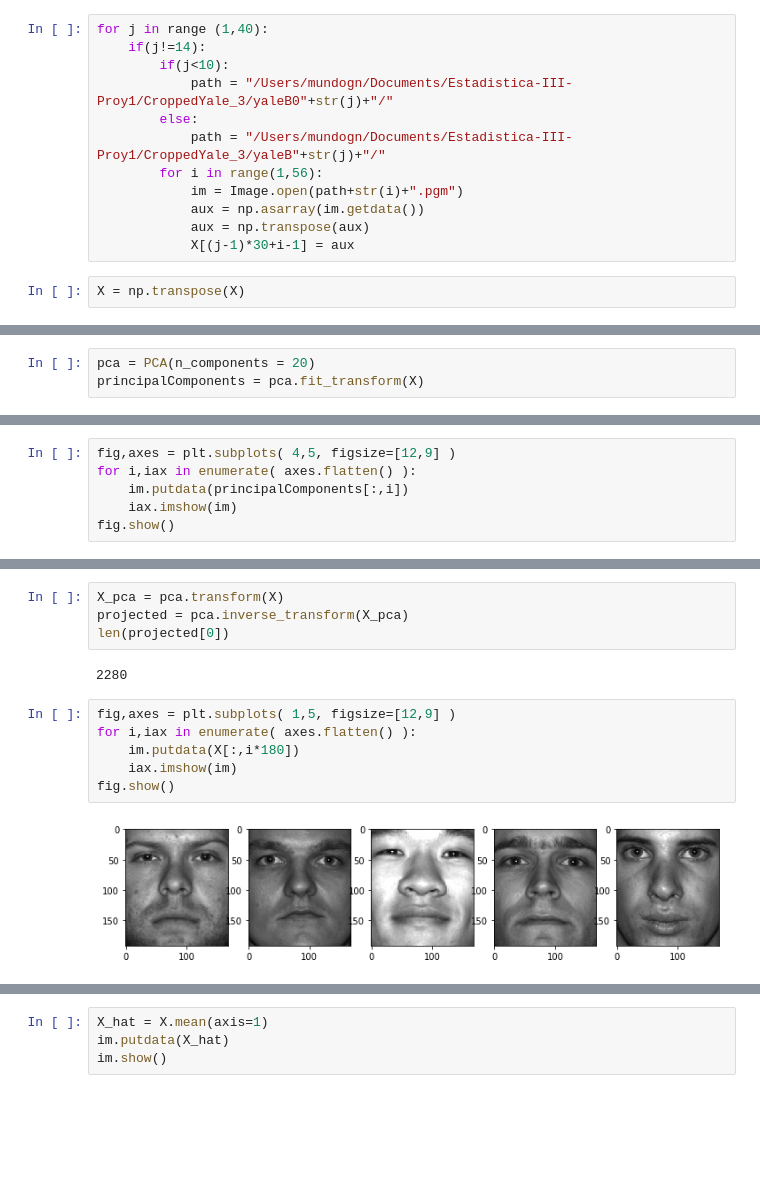
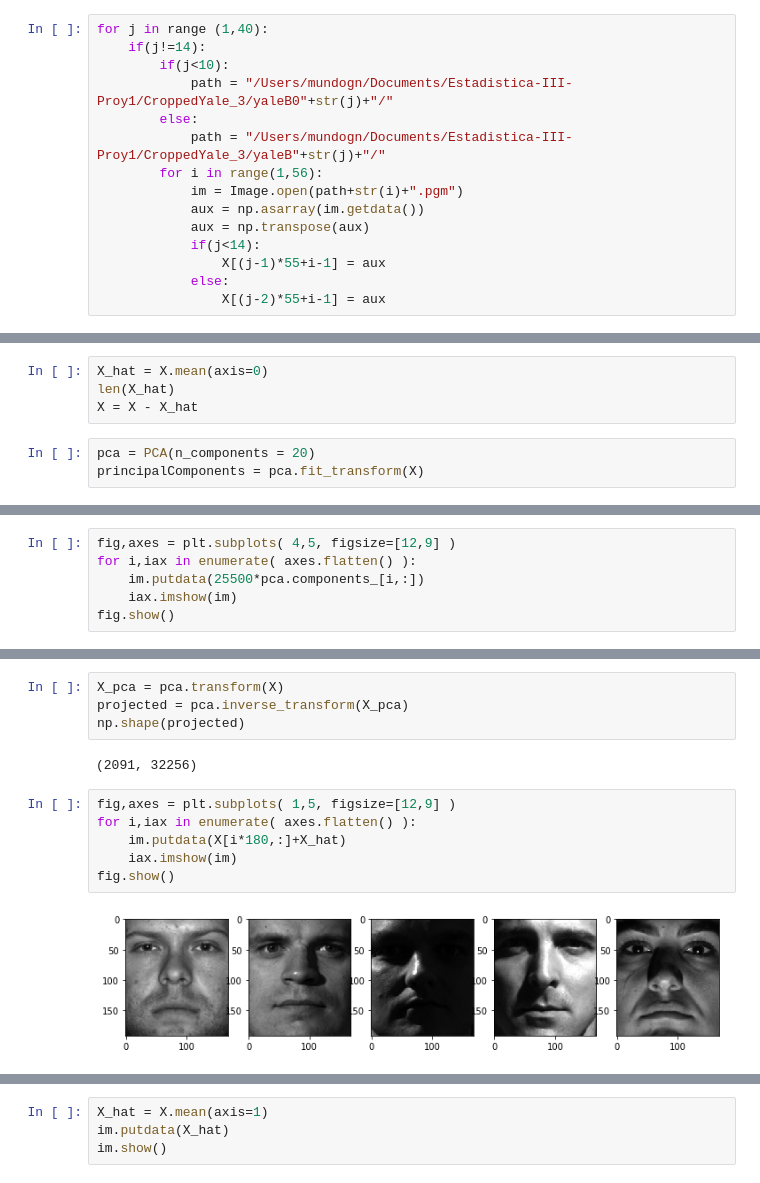
Before and after one commit to EdmundoGat/Estadistica-III-Proy1, a Jupyter notebook: PCA-Multiple-Faces.ipynb, the cells around one changed output, grey strips where cells are left out. Saved outputs shown, nothing was run; the diff lists cells and outputs as text; blank space fills up the shorter version.

```diff
--- a/PCA-Multiple-Faces.ipynb
+++ b/PCA-Multiple-Faces.ipynb
@@ -21,6 +23,7 @@ for j in range (1,40):
             im = Image.open(path+str(i)+".pgm")
             aux = np.asarray(im.getdata())
             aux = np.transpose(aux)
-            X[(j-1)*30+i-1] = aux
+            if(j<14):
+                X[(j-1)*55+i-1] = aux
+            else:
+                X[(j-2)*55+i-1] = aux
-# %%
-X = np.transpose(X)
@@ -29,3 +30,7 @@ X = np.transpose(X)
+# %%
+X_hat = X.mean(axis=0)
+len(X_hat)
+X = X - X_hat
 # %%
 pca = PCA(n_components = 20)
 principalComponents = pca.fit_transform(X)
@@ -37,7 +45,7 @@ array([ 1488.90444702,  1545.85386879,  1582.91917432, ...,
 # %%
 fig,axes = plt.subplots( 4,5, figsize=[12,9] )
 for i,iax in enumerate( axes.flatten() ):
-    im.putdata(principalComponents[:,i])
+    im.putdata(25500*pca.components_[i,:])
     iax.imshow(im)
 fig.show()
 # %% [output]
@@ -91,17 +96,17 @@ plt.show()
 # %%
 X_pca = pca.transform(X)
 projected = pca.inverse_transform(X_pca)
-len(projected[0])
+np.shape(projected)
 # %% [output]
-2280
+(2091, 32256)
 # %%
 fig,axes = plt.subplots( 1,5, figsize=[12,9] )
 for i,iax in enumerate( axes.flatten() ):
-    im.putdata(X[:,i*180])
+    im.putdata(X[i*180,:]+X_hat)
     iax.imshow(im)
 fig.show()
 # %% [output]
-[figure, old version]
+[figure, new version]
 # %%
 fig,axes = plt.subplots( 1,5, figsize=[12,9] )
 for i,iax in enumerate( axes.flatten() ):
```
Also changed, not shown: parts of 21 cells of this notebook, 7 other files.
